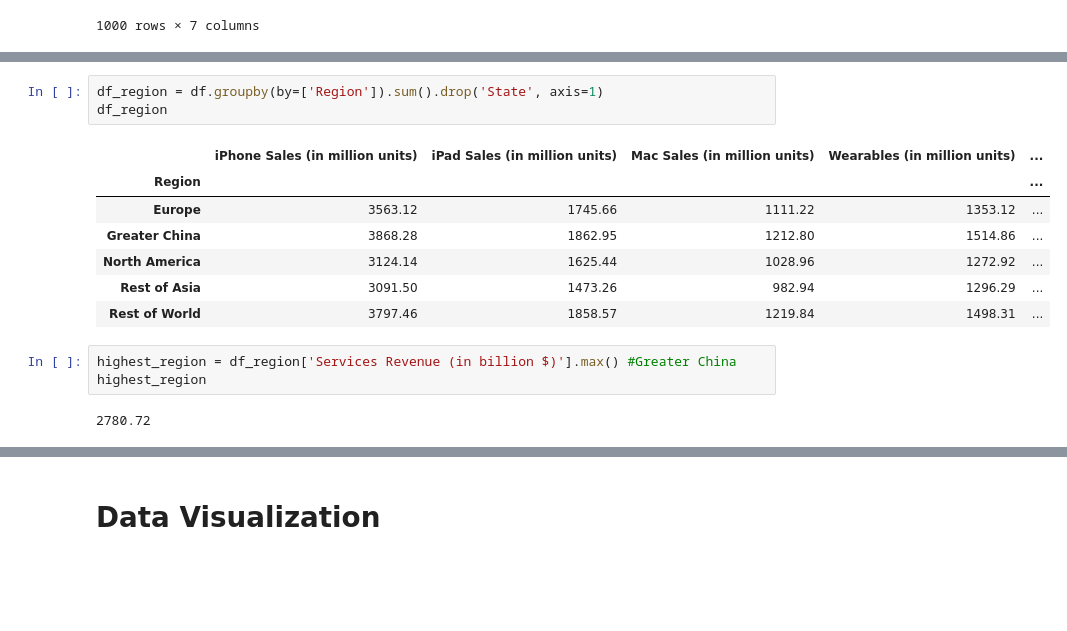
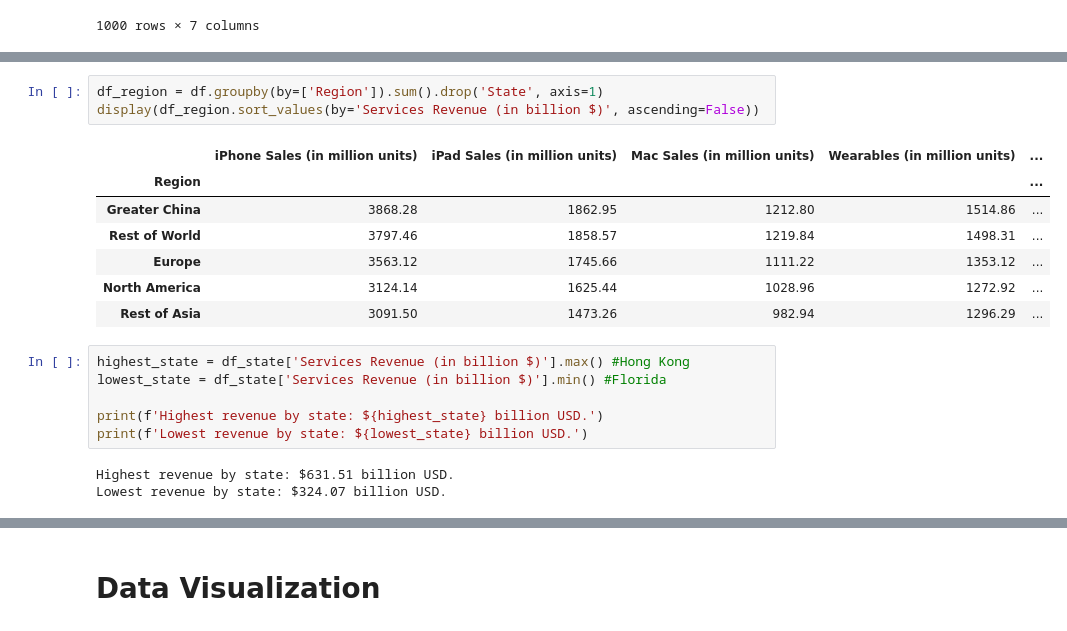
Before and after one commit to davidgb9716/data-science, a Jupyter notebook: apple_sales/apple_sales_2024.ipynb, the cells around one changed output, grey strips where cells are left out. Cells and saved outputs as stored; diff of their text form; blank space fills up the shorter version.

```diff
--- a/apple_sales/apple_sales_2024.ipynb
+++ b/apple_sales/apple_sales_2024.ipynb
@@ -119,16 +141,20 @@ df.sort_values(by='Services Revenue (in billion $)', ascending=False)
 # %%
 df_region = df.groupby(by=['Region']).sum().drop('State', axis=1)
-df_region
+display(df_region.sort_values(by='Services Revenue (in billion $)', ascending=False))
 # %% [output]
 |  | iPhone Sales (in million units) | iPad Sales (in million units) | Mac Sales (in million units) | Wearables (in million units) | ... |
 | Region |  |  |  |  | ... |
+| Greater China | 3868.28 | 1862.95 | 1212.80 | 1514.86 | ... |
+| Rest of World | 3797.46 | 1858.57 | 1219.84 | 1498.31 | ... |
 | Europe | 3563.12 | 1745.66 | 1111.22 | 1353.12 | ... |
-| Greater China | 3868.28 | 1862.95 | 1212.80 | 1514.86 | ... |
 | North America | 3124.14 | 1625.44 | 1028.96 | 1272.92 | ... |
 | Rest of Asia | 3091.50 | 1473.26 | 982.94 | 1296.29 | ... |
-| Rest of World | 3797.46 | 1858.57 | 1219.84 | 1498.31 | ... |
-# %%
-highest_region = df_region['Services Revenue (in billion $)'].max() #Greater China
-highest_region
-# %% [output]
-2780.72
+# %%
+highest_state = df_state['Services Revenue (in billion $)'].max() #Hong Kong
+lowest_state = df_state['Services Revenue (in billion $)'].min() #Florida
+
+print(f'Highest revenue by state: ${highest_state} billion USD.')
+print(f'Lowest revenue by state: ${lowest_state} billion USD.')
+# %% [output]
+Highest revenue by state: $631.51 billion USD.
+Lowest revenue by state: $324.07 billion USD.
```
Also changed, not shown: parts of 11 cells of this notebook.
